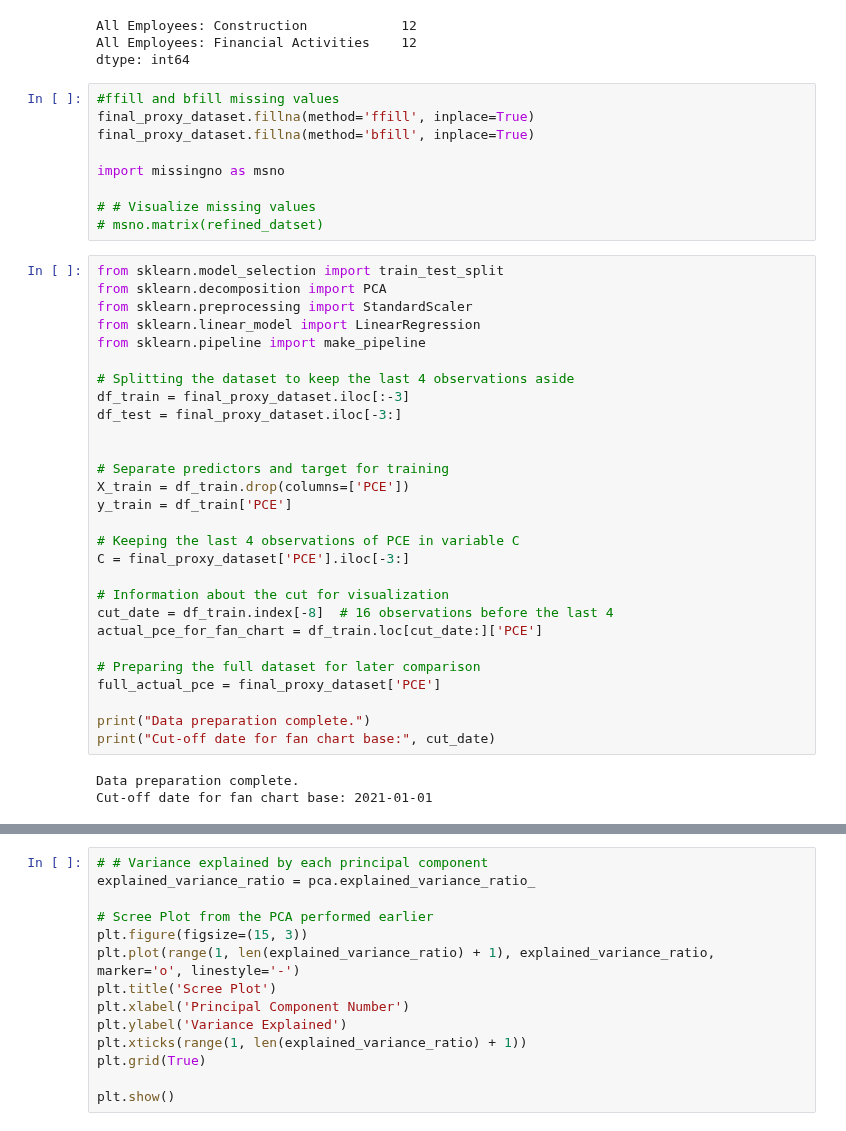
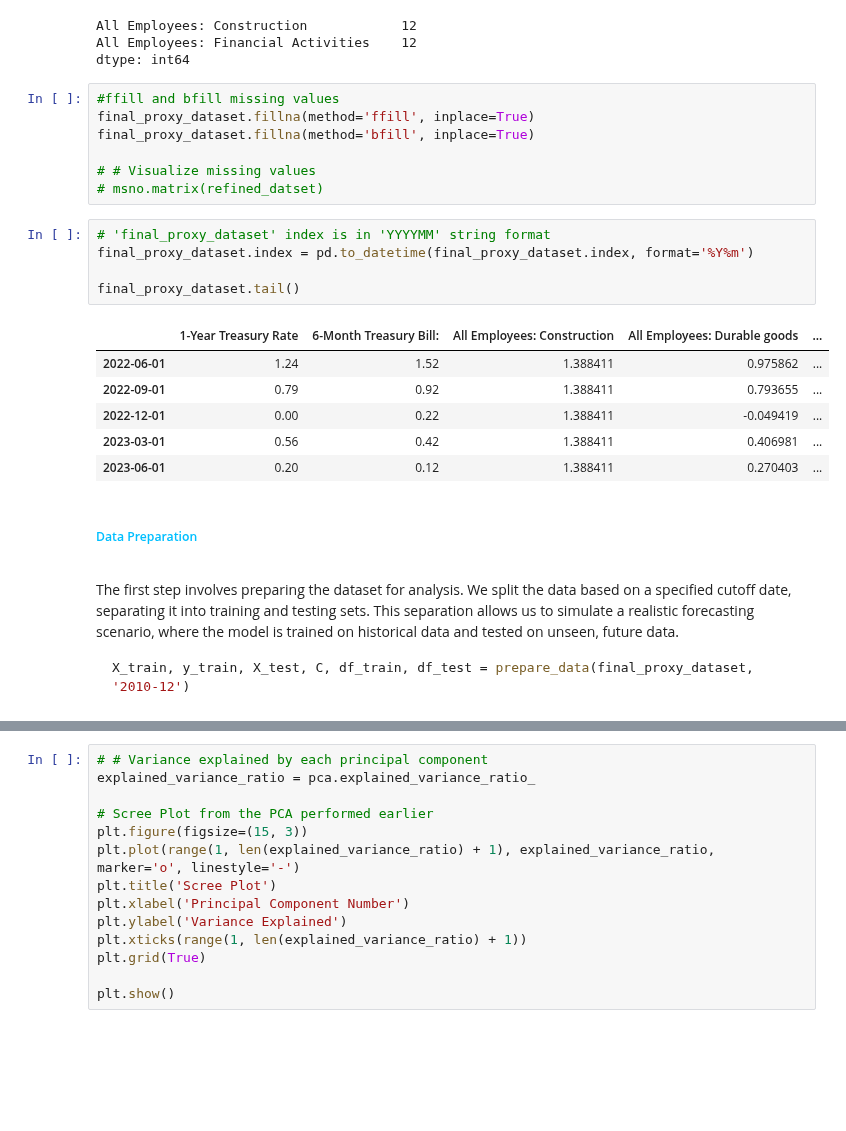
Before and after one commit to janjannagtegaal/NowCasting-M1, a Jupyter notebook: [3]M1_Analysis_for_Model_fitting.ipynb, the cells around one changed output, grey strips where cells are left out. Saved outputs shown, nothing was run; the diff lists cells and outputs as text; blank space fills up the shorter version.

````diff
--- a/[3]M1_Analysis_for_Model_fitting.ipynb
+++ b/[3]M1_Analysis_for_Model_fitting.ipynb
@@ -124,38 +88,29 @@ dtype: int64
 final_proxy_dataset.fillna(method='ffill', inplace=True)
 final_proxy_dataset.fillna(method='bfill', inplace=True)
 
-import missingno as msno
-
 # # Visualize missing values
 # msno.matrix(refined_datset)
-# %%
-from sklearn.model_selection import train_test_split
-from sklearn.decomposition import PCA
-from sklearn.preprocessing import StandardScaler
-from sklearn.linear_model import LinearRegression
-from sklearn.pipeline import make_pipeline
-
-# Splitting the dataset to keep the last 4 observations aside
-df_train = final_proxy_dataset.iloc[:-3]
-df_test = final_proxy_dataset.iloc[-3:]
-
-
-# Separate predictors and target for training
-X_train = df_train.drop(columns=['PCE'])
-y_train = df_train['PCE']
-
-# Keeping the last 4 observations of PCE in variable C
-C = final_proxy_dataset['PCE'].iloc[-3:]
-
-# Information about the cut for visualization
-cut_date = df_train.index[-8]  # 16 observations before the last 4
-actual_pce_for_fan_chart = df_train.loc[cut_date:]['PCE']
-
-# Preparing the full dataset for later comparison
-full_actual_pce = final_proxy_dataset['PCE']
-
-print("Data preparation complete.")
-print("Cut-off date for fan chart base:", cut_date)
-# %% [output]
-Data preparation complete.
-Cut-off date for fan chart base: 2021-01-01
+# %%
+# 'final_proxy_dataset' index is in 'YYYYMM' string format
+final_proxy_dataset.index = pd.to_datetime(final_proxy_dataset.index, format='%Y%m')
+
+final_proxy_dataset.tail()
+# %% [output]
+|  | 1-Year Treasury Rate | 6-Month Treasury Bill: | All Employees: Construction | All Employees: Durable goods | ... |
+| 2022-06-01 | 1.24 | 1.52 | 1.388411 | 0.975862 | ... |
+| 2022-09-01 | 0.79 | 0.92 | 1.388411 | 0.793655 | ... |
+| 2022-12-01 | 0.00 | 0.22 | 1.388411 | -0.049419 | ... |
+| 2023-03-01 | 0.56 | 0.42 | 1.388411 | 0.406981 | ... |
+| 2023-06-01 | 0.20 | 0.12 | 1.388411 | 0.270403 | ... |
+# %% [markdown]
+
+<div style="color:#00BFFF">
+
+##### Data Preparation
+# %% [markdown]
+
+The first step involves preparing the dataset for analysis. We split the data based on a specified cutoff date, separating it into training and testing sets. This separation allows us to simulate a realistic forecasting scenario, where the model is trained on historical data and tested on unseen, future data.
+
+```python
+X_train, y_train, X_test, C, df_train, df_test = prepare_data(final_proxy_dataset, '2010-12')
+```
````
Also changed, not shown: parts of 31 cells of this notebook, 2 other files.
